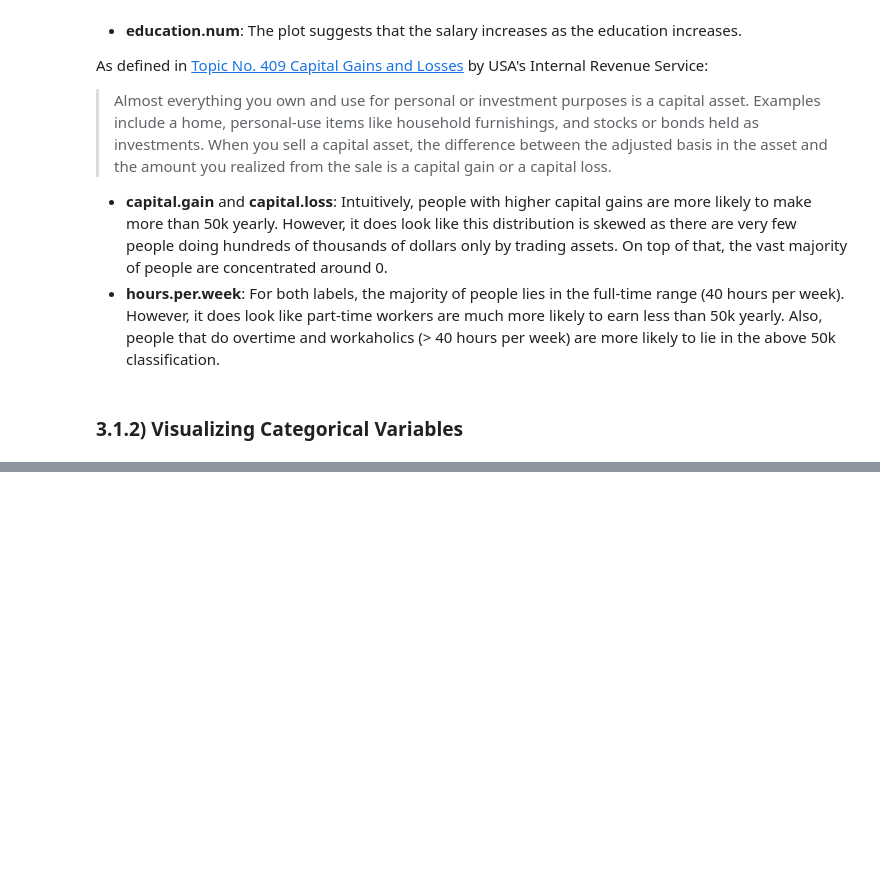
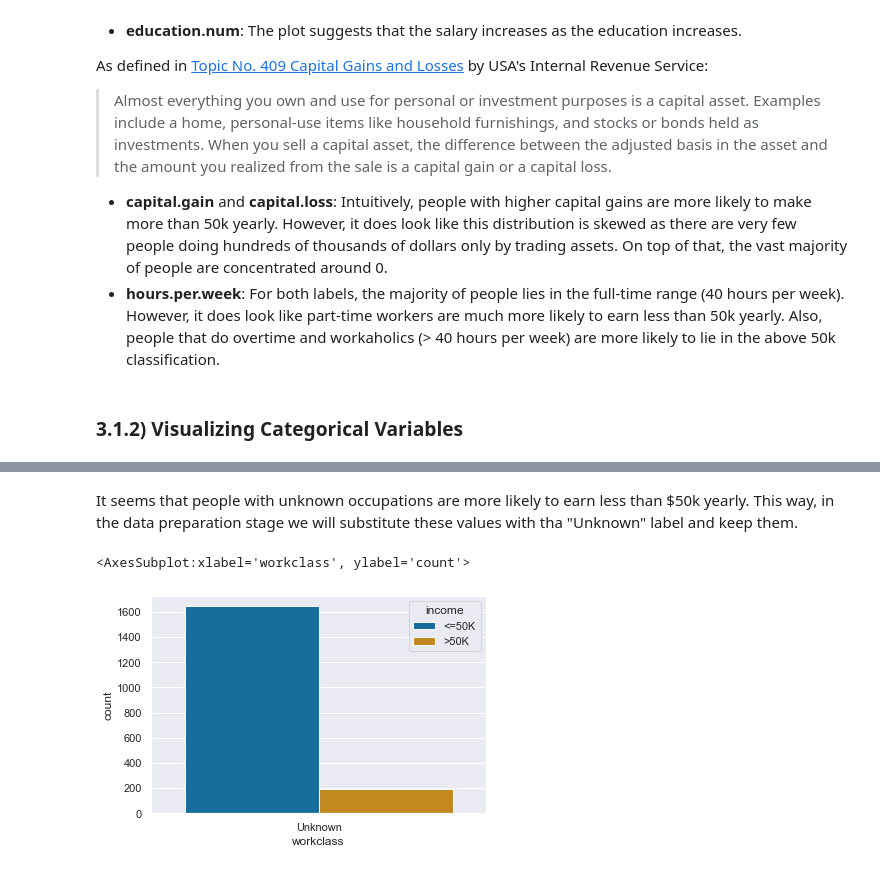
Before and after one commit to jaehnri/PMR3508, a Jupyter notebook: EP1/ep1.ipynb, the cells around one changed output, grey strips where cells are left out. Saved outputs shown, nothing was run; the diff lists cells and outputs as text; code cells hidden in the pictures; blank space fills up the shorter version.

```diff
--- a/EP1/ep1.ipynb
+++ b/EP1/ep1.ipynb
@@ -173,0 +217,10 @@ memory usage: 3.9+ MB
+# %% [markdown]
+It seems that people with unknown occupations are more likely to earn less than $50k yearly. This way, in the data preparation stage we will substitute these values with tha "Unknown" label and keep them.
+# %%
+null_workclass = train_data[train_data['workclass'].isna()].copy(deep = True)
+null_workclass['workclass'] = 'Unknown'
+
+sns.countplot(data=null_workclass, x = 'workclass', hue = 'income', palette='colorblind')
+# %% [output]
+<AxesSubplot:xlabel='workclass', ylabel='count'>
+[figure, added]
```
Also changed, not shown: parts of 44 cells of this notebook.
